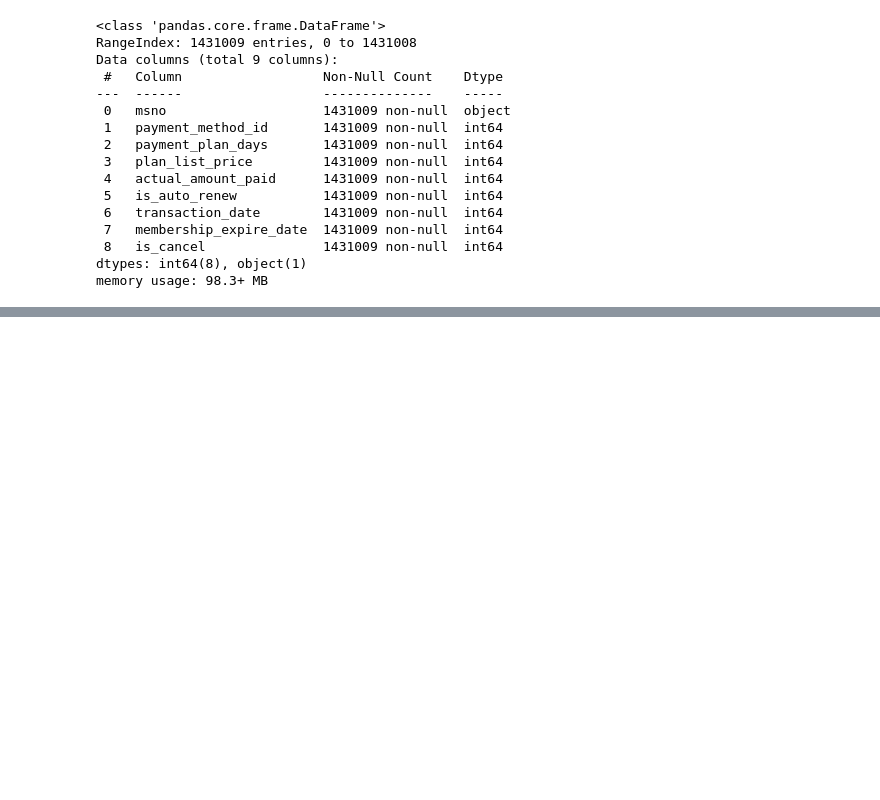
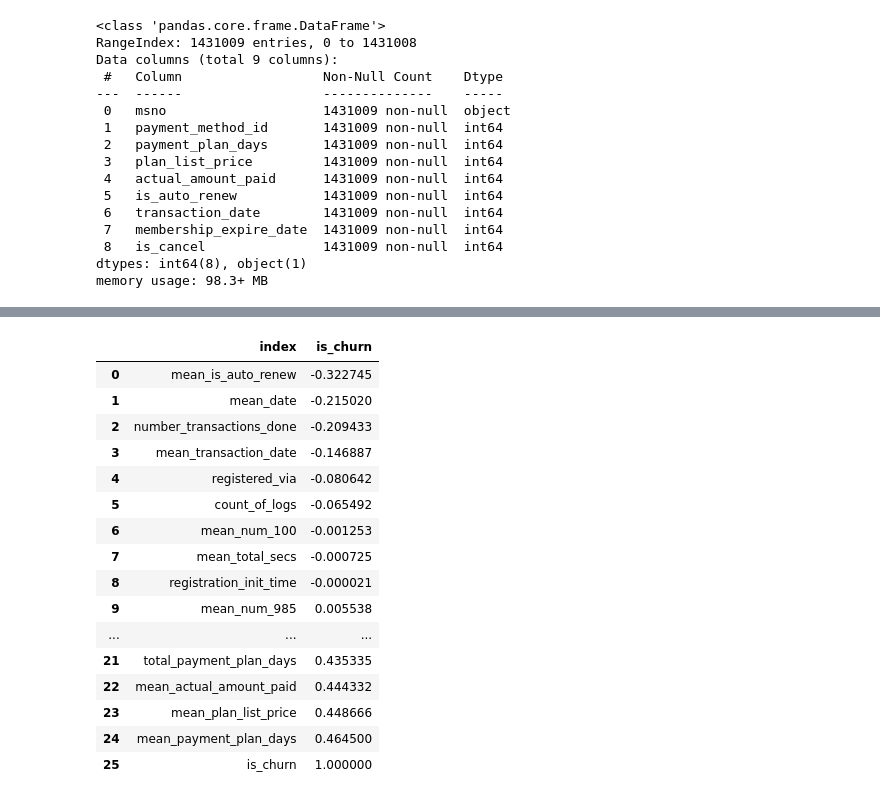
Before and after one commit to stanislavlia/churn_rate_mlops, a Jupyter notebook: eda.ipynb, the cells around one changed output, grey strips where cells are left out. Saved outputs shown, nothing was run; the diff lists cells and outputs as text; code cells hidden in the pictures; blank space fills up the shorter version.

```diff
--- a/eda.ipynb
+++ b/eda.ipynb
@@ -271,0 +303,20 @@ user_logs_df.head()
+# %%
+churn_correlation
+# %% [output]
+|  | index | is_churn |
+| 0 | mean_is_auto_renew | -0.322745 |
+| 1 | mean_date | -0.215020 |
+| 2 | number_transactions_done | -0.209433 |
+| 3 | mean_transaction_date | -0.146887 |
+| 4 | registered_via | -0.080642 |
+| 5 | count_of_logs | -0.065492 |
+| 6 | mean_num_100 | -0.001253 |
+| 7 | mean_total_secs | -0.000725 |
+| 8 | registration_init_time | -0.000021 |
+| 9 | mean_num_985 | 0.005538 |
+| ... | ... | ... |
+| 21 | total_payment_plan_days | 0.435335 |
+| 22 | mean_actual_amount_paid | 0.444332 |
+| 23 | mean_plan_list_price | 0.448666 |
+| 24 | mean_payment_plan_days | 0.464500 |
+| 25 | is_churn | 1.000000 |
```
Also changed, not shown: parts of 16 cells of this notebook.
